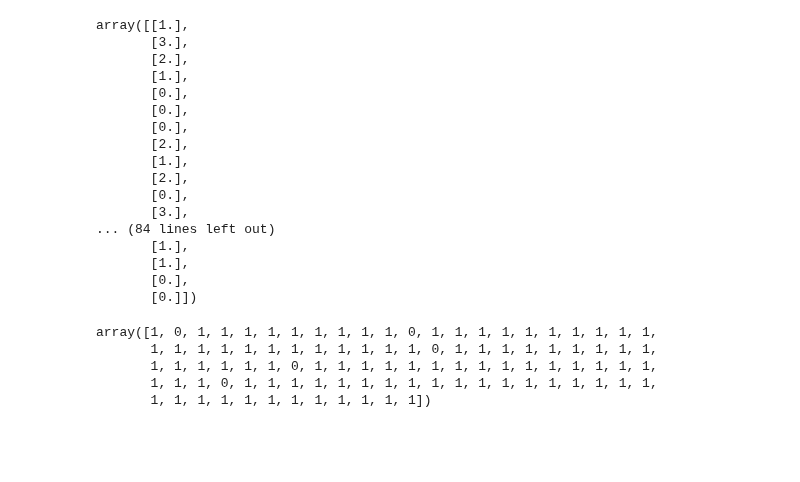
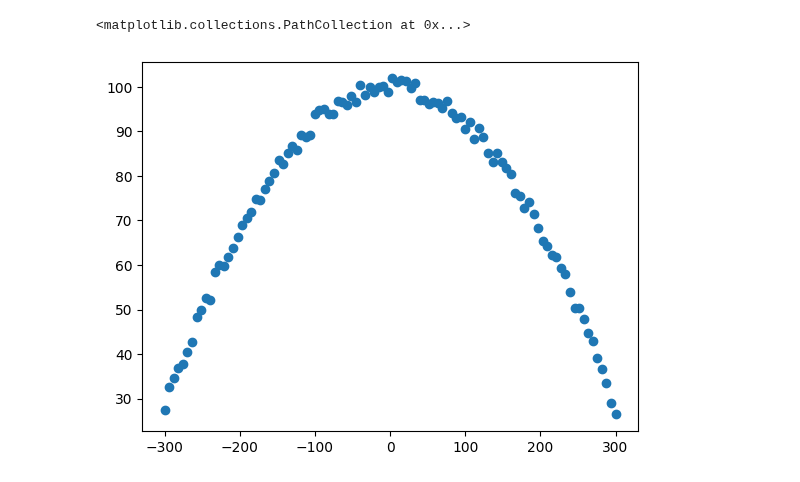
Before and after one commit to MannuVilasara/Machine-Learning, a Jupyter notebook: poly2/ml.ipynb, the cells around one changed output. Cells and saved outputs as stored; diff of their text form; code cells hidden in the pictures; blank space fills up the shorter version.

```diff
--- a/poly2/ml.ipynb
+++ b/poly2/ml.ipynb
@@ -26 +33,6 @@ df
+# %%
+plt.scatter(df['caffeine_deviation'], df['productivity'])
+# %% [output]
+<matplotlib.collections.PathCollection at 0x...>
+[figure, added]
 # %%
@@ -32,22 +40,0 @@ from sklearn.preprocessing import LabelEncoder, OrdinalEncoder, OneHotEncoder
-# %%
-ordinal = OrdinalEncoder(categories=[["Entry", "Intermediate", "Advanced", "Expert"]])
-x = ordinal.fit_transform(x)
-x
-# %% [output]
-array([[1.],
-       [3.],
-       [2.],
-       [1.],
-       [0.],
-       [0.],
-       [0.],
-       [2.],
-       [1.],
-       [2.],
-       [0.],
-       [3.],
-... (84 lines left out)
-       [1.],
-       [1.],
-       [0.],
-       [0.]])
@@ -57,8 +40,0 @@ y = label_encoder.fit_transform(y)
-# %%
-y
-# %% [output]
-array([1, 0, 1, 1, 1, 1, 1, 1, 1, 1, 1, 0, 1, 1, 1, 1, 1, 1, 1, 1, 1, 1,
-       1, 1, 1, 1, 1, 1, 1, 1, 1, 1, 1, 1, 0, 1, 1, 1, 1, 1, 1, 1, 1, 1,
-       1, 1, 1, 1, 1, 1, 0, 1, 1, 1, 1, 1, 1, 1, 1, 1, 1, 1, 1, 1, 1, 1,
-       1, 1, 1, 0, 1, 1, 1, 1, 1, 1, 1, 1, 1, 1, 1, 1, 1, 1, 1, 1, 1, 1,
-       1, 1, 1, 1, 1, 1, 1, 1, 1, 1, 1, 1])
```
Also changed, not shown: parts of 16 cells of this notebook, 6 other files.
